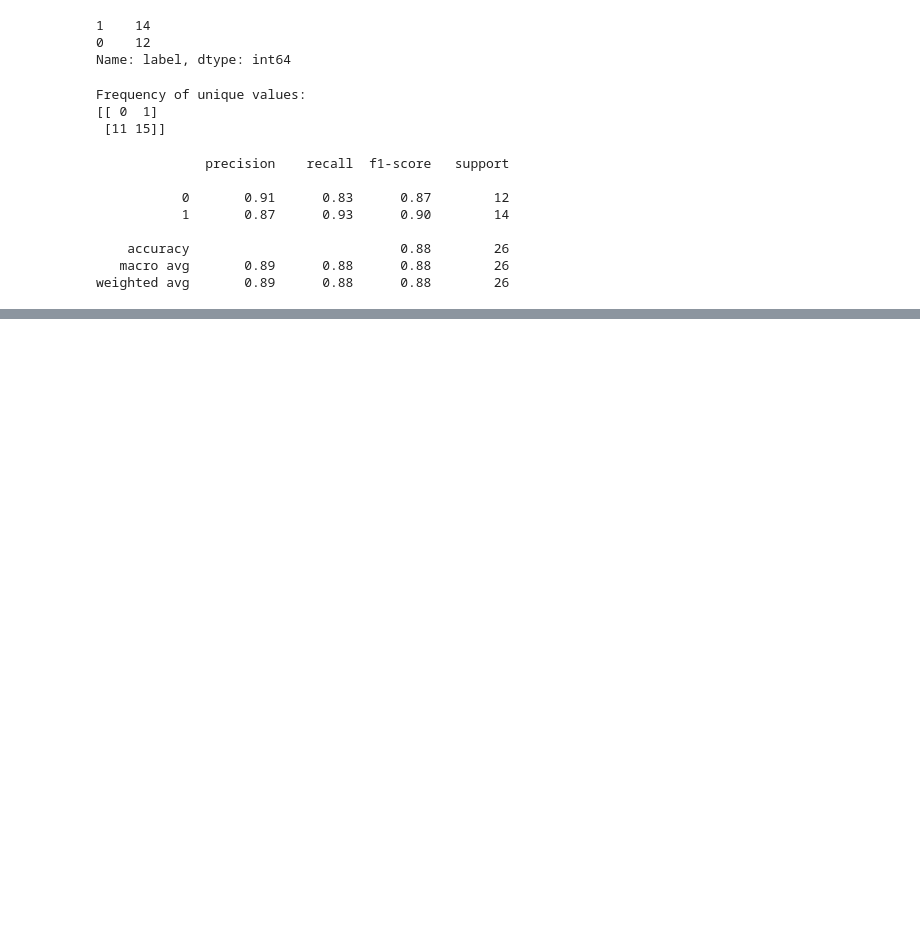
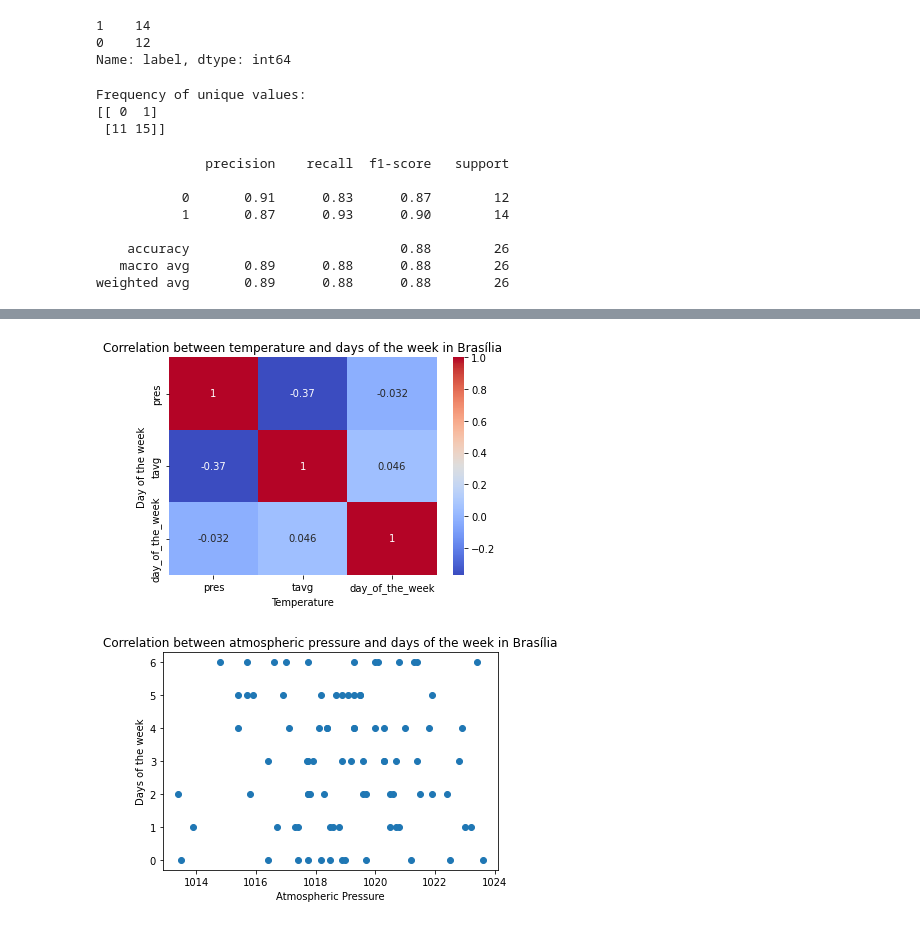
Before and after one commit to bentob18/UdacityProject, a Jupyter notebook: udacityprojectmedium.ipynb, the cells around one changed output, grey strips where cells are left out. Saved outputs shown, nothing was run; the diff lists cells and outputs as text; code cells hidden in the pictures; blank space fills up the shorter version.

```diff
--- a/udacityprojectmedium.ipynb
+++ b/udacityprojectmedium.ipynb
@@ -188,0 +155,25 @@ train_df.day_of_the_week.value_counts().plot.bar()
+# %%
+# Check the dataset
+train_df.head()
+
+# Create a correlation matrix
+corr_matrix = train_df[['pres', 'tavg', 'day_of_the_week']].corr()
+
+# Create a heatmap to visualize the correlation matrix
+sns.heatmap(corr_matrix, annot=True, cmap='coolwarm')
+
+# Plot the correlation between temperature, humidity, and demand
+plt.scatter(train_df['tavg'], train_df['day_of_the_week'])
+plt.xlabel('Temperature')
+plt.ylabel('Day of the week')
+plt.title('Correlation between temperature and days of the week in Brasília')
+plt.show()
+
+plt.scatter(train_df['pres'], train_df['day_of_the_week'])
+plt.xlabel('Atmospheric Pressure')
+plt.ylabel('Days of the week')
+plt.title('Correlation between atmospheric pressure and days of the week in Brasília')
+plt.show()
+# %% [output]
+[figure, added]
+[figure, added]
```
Also changed, not shown: parts of 11 cells of this notebook.
